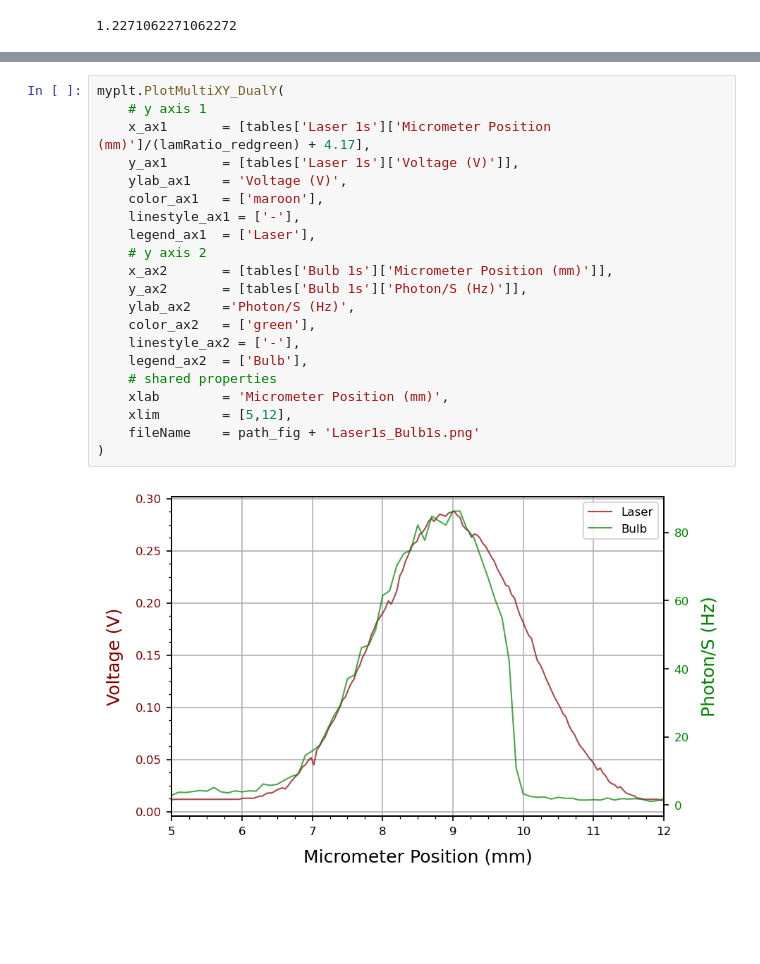
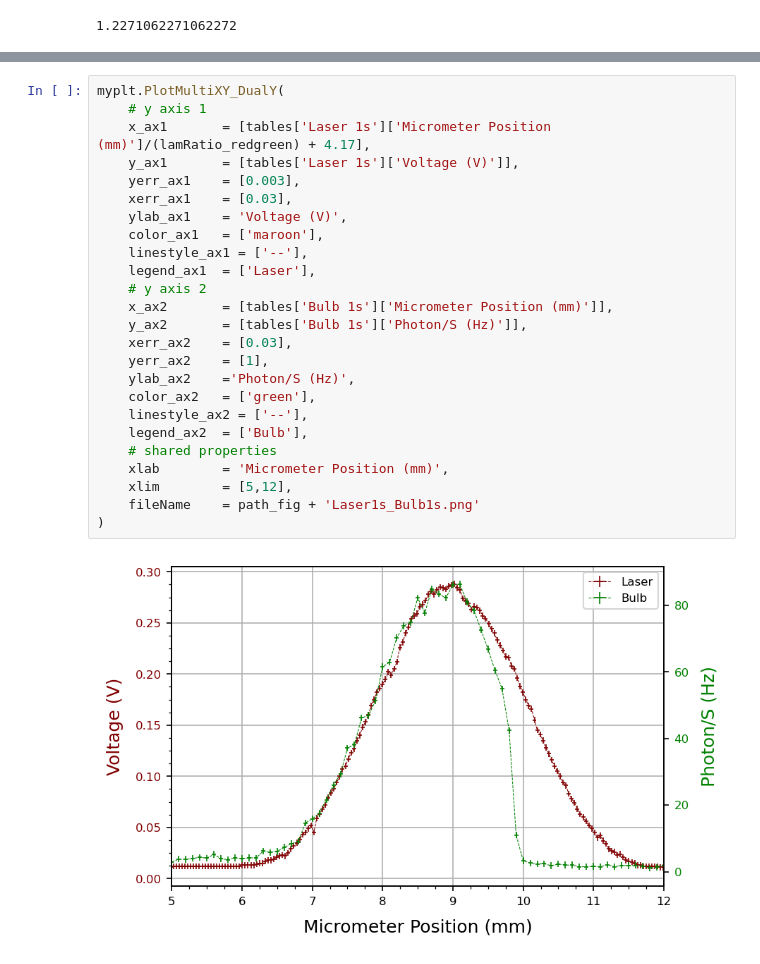
Before and after one commit to parallax-xallaraq/PHSX616, a Jupyter notebook: Lab1 - Two Slit Interference/Code/BasicDataPlotting.ipynb, the cells around one changed output, grey strips where cells are left out. Drawn from its saved outputs; the diff is of its cells as text; blank space fills up the shorter version.

```diff
--- a/Lab1 - Two Slit Interference/Code/BasicDataPlotting.ipynb
+++ b/Lab1 - Two Slit Interference/Code/BasicDataPlotting.ipynb
@@ -282,23 +298,27 @@ myplt.PlotMultiXY_DualY(
 # %%
 myplt.PlotMultiXY_DualY(
     # y axis 1
     x_ax1       = [tables['Laser 1s']['Micrometer Position (mm)']/(lamRatio_redgreen) + 4.17],
     y_ax1       = [tables['Laser 1s']['Voltage (V)']],
+    yerr_ax1    = [0.003],
+    xerr_ax1    = [0.03],
     ylab_ax1    = 'Voltage (V)',
     color_ax1   = ['maroon'],
-    linestyle_ax1 = ['-'],
+    linestyle_ax1 = ['--'],
     legend_ax1  = ['Laser'],
     # y axis 2
     x_ax2       = [tables['Bulb 1s']['Micrometer Position (mm)']],
     y_ax2       = [tables['Bulb 1s']['Photon/S (Hz)']],
+    xerr_ax2    = [0.03],
+    yerr_ax2    = [1],
     ylab_ax2    ='Photon/S (Hz)',
     color_ax2   = ['green'],
-    linestyle_ax2 = ['-'],
+    linestyle_ax2 = ['--'],
     legend_ax2  = ['Bulb'],
     # shared properties
     xlab        = 'Micrometer Position (mm)',
     xlim        = [5,12],
     fileName    = path_fig + 'Laser1s_Bulb1s.png'
 )
 # %% [output]
-[figure, old version]
+[figure, new version]
```
Also changed, not shown: parts of 10 cells of this notebook, 24 other files.
